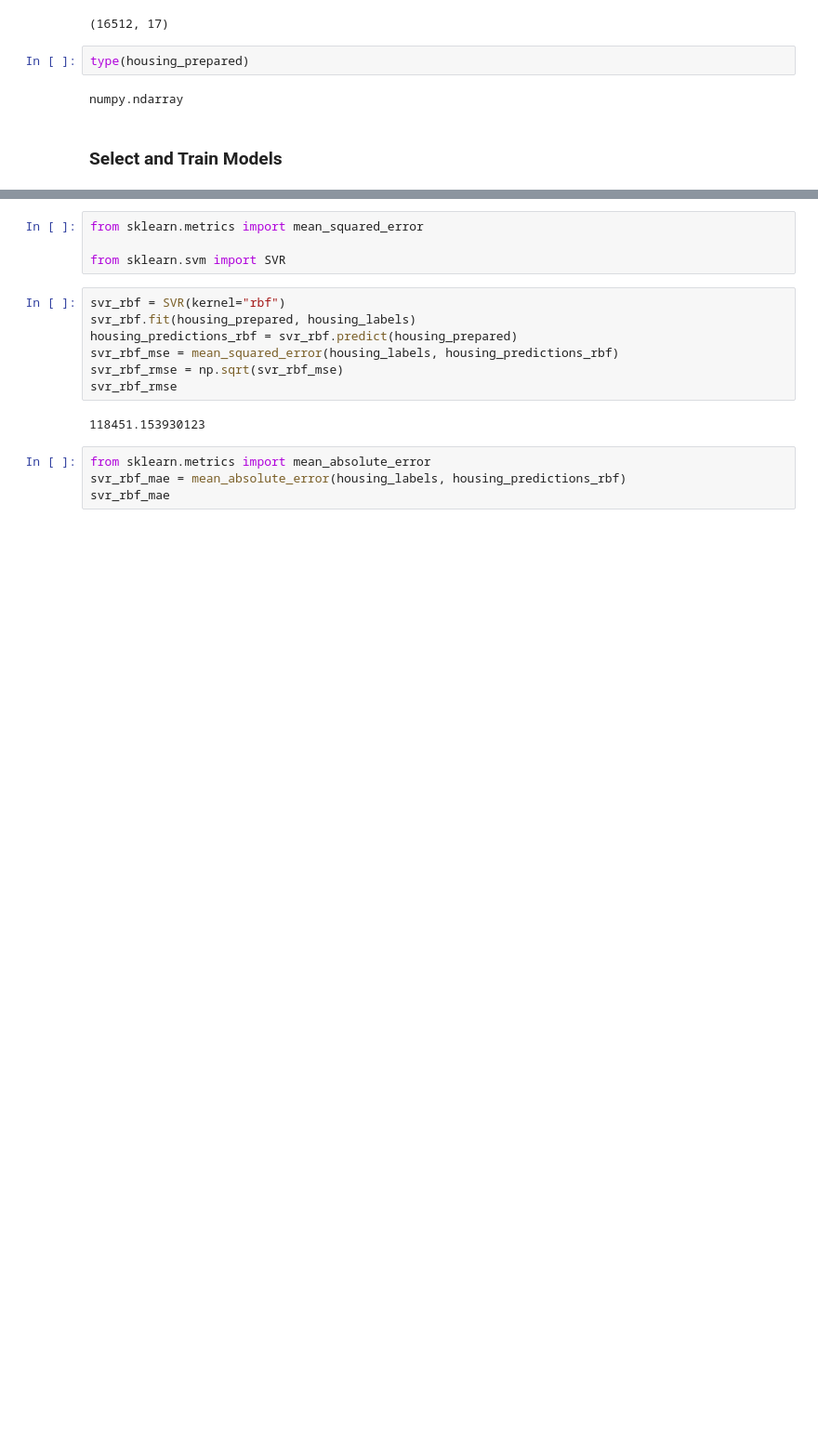
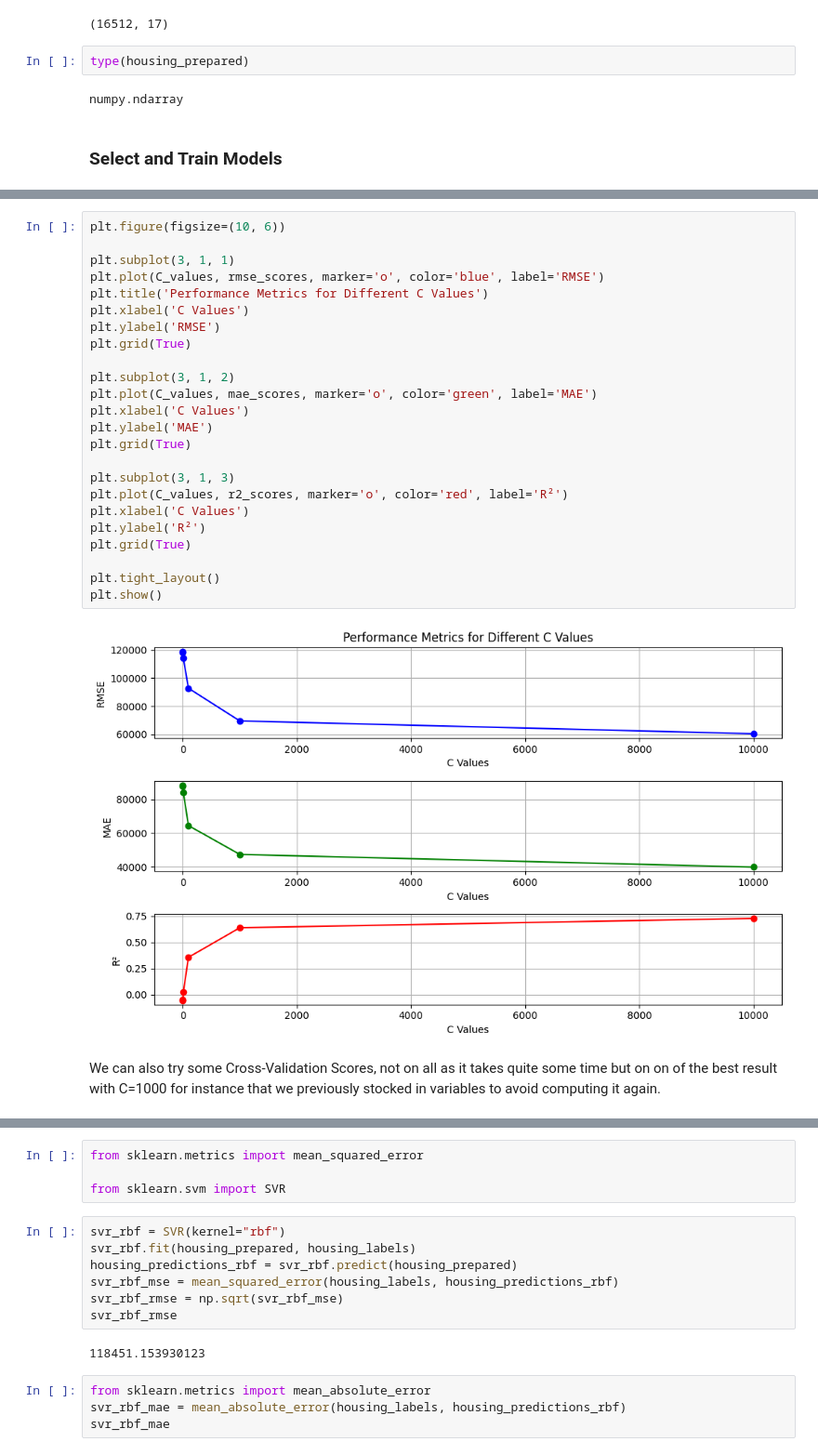
Before and after one commit to AILogos/IAI600Lab2, a Jupyter notebook: lab2-paul.ipynb, the cells around one changed output, grey strips where cells are left out. Shown at 93% size. Saved outputs shown, nothing was run; the diff lists cells and outputs as text; blank space fills up the shorter version.

```diff
--- a/lab2-paul.ipynb
+++ b/lab2-paul.ipynb
@@ -197,0 +268,28 @@ with rbf kernel
+# %%
+plt.figure(figsize=(10, 6))
+
+plt.subplot(3, 1, 1)
+plt.plot(C_values, rmse_scores, marker='o', color='blue', label='RMSE')
+plt.title('Performance Metrics for Different C Values')
+plt.xlabel('C Values')
+plt.ylabel('RMSE')
+plt.grid(True)
+
+plt.subplot(3, 1, 2)
+plt.plot(C_values, mae_scores, marker='o', color='green', label='MAE')
+plt.xlabel('C Values')
+plt.ylabel('MAE')
+plt.grid(True)
+
+plt.subplot(3, 1, 3)
+plt.plot(C_values, r2_scores, marker='o', color='red', label='R²')
+plt.xlabel('C Values')
+plt.ylabel('R²')
+plt.grid(True)
+
+plt.tight_layout()
+plt.show()
+# %% [output]
+[figure, added]
+# %% [markdown]
+We can also try some Cross-Validation Scores, not on all as it takes quite some time but on on of the best result with C=1000 for instance that we previously stocked in variables to avoid computing it again.
```
Also changed, not shown: parts of 24 cells of this notebook.
